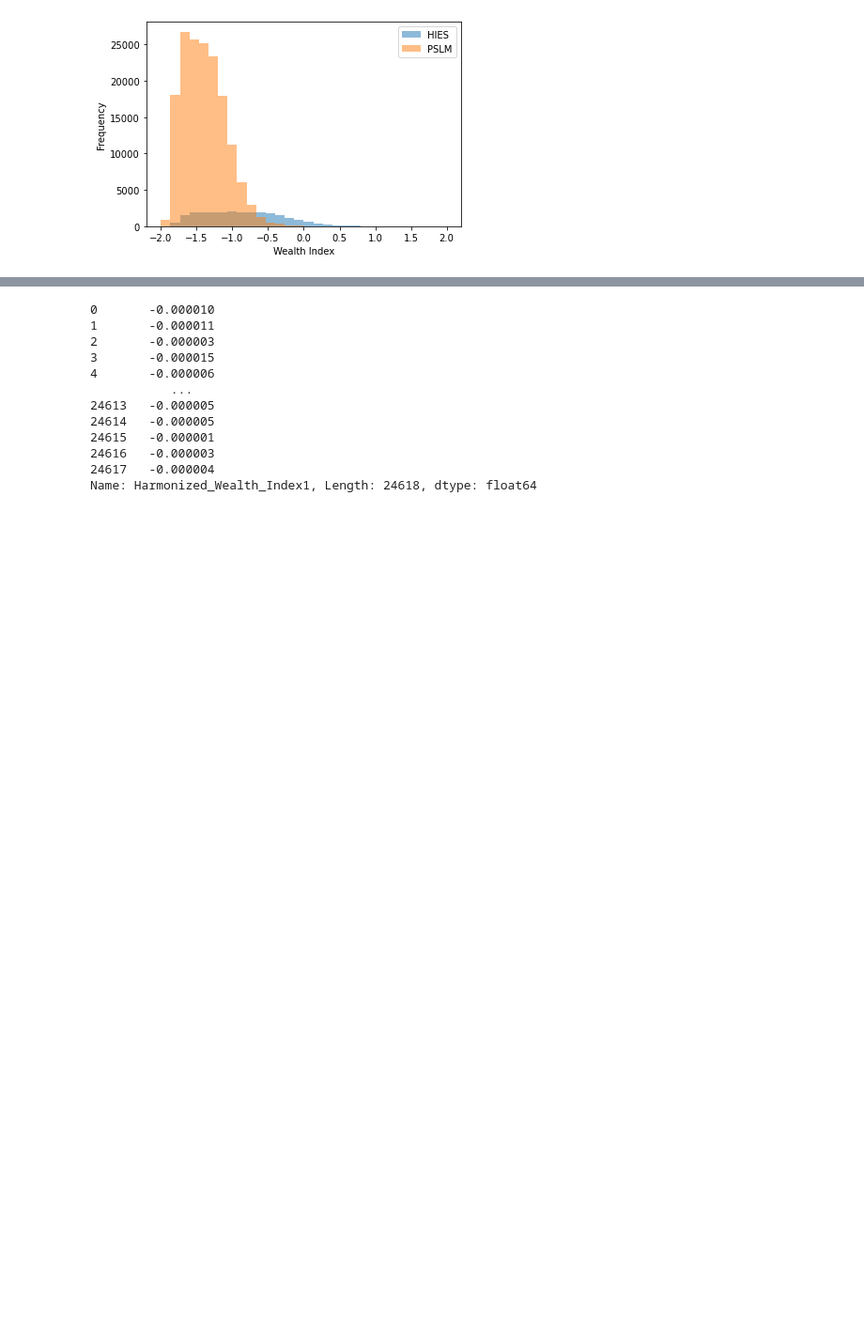
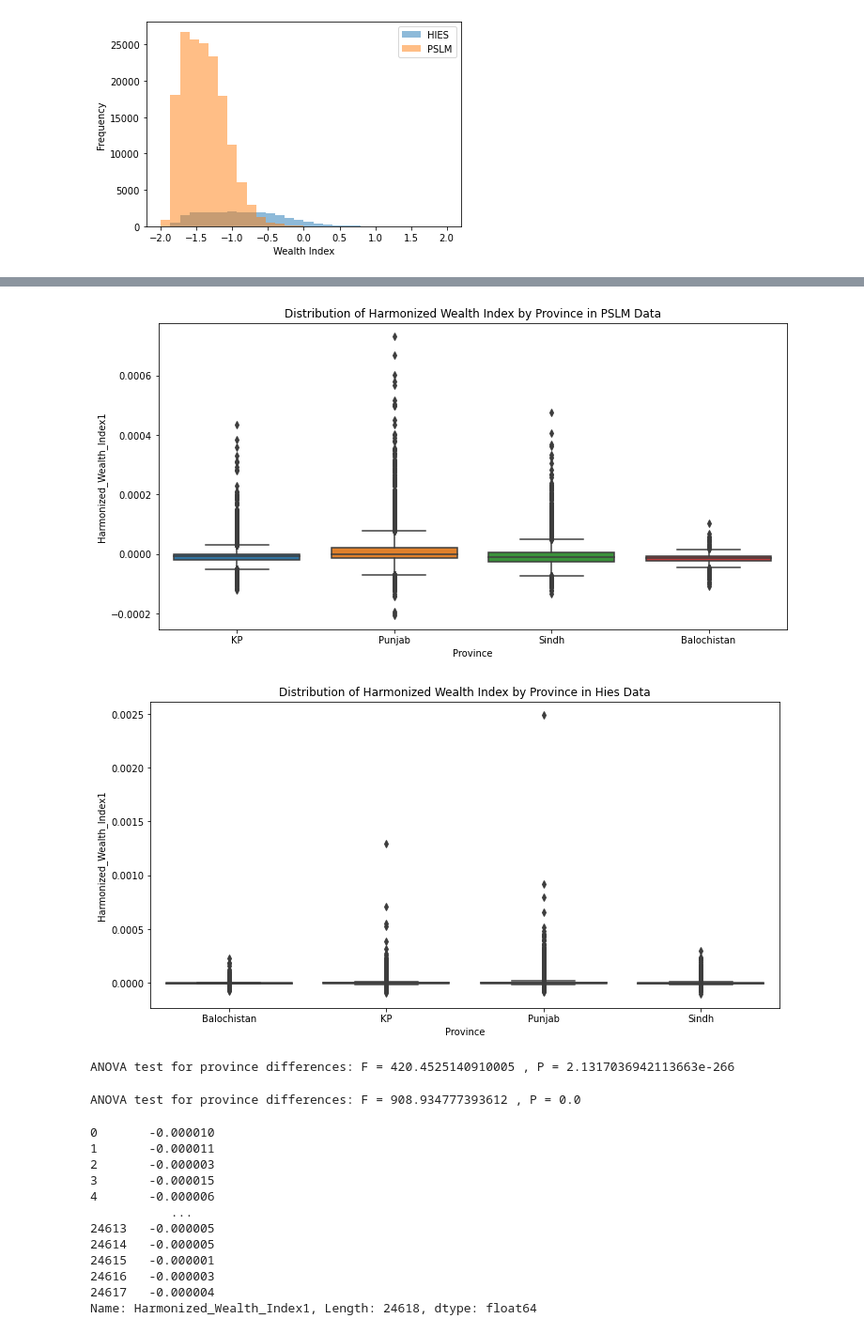
Before and after one commit to kismat91/Index-Based-Poverty-Estimation-in-Pakistan-, a Jupyter notebook: PSLMHIES.ipynb, the cells around one changed output, grey strips where cells are left out. Shown at 94% size. Cells and saved outputs as stored; diff of their text form; code cells hidden in the pictures; blank space fills up the shorter version.

```diff
--- a/PSLMHIES.ipynb
+++ b/PSLMHIES.ipynb
@@ -514,3 +534,18 @@ hies_data['Harmonized_Wealth_Index1'] = harmonized_wealth_index_hies
 # Save the updated datasets with harmonized wealth indices
 pslm_data.to_csv('PSLM_data_with_harmonized_wealth_index.csv', index=False)
 hies_data.to_csv('HIES_data_with_harmonized_wealth_index.csv', index=False)
+# %%
+hies_data = pd.read_csv('PSLM_data_with_harmonized_wealth_index.csv')
+pslm_data = pd.read_csv('HIES_data_with_harmonized_wealth_index.csv')
+
+# Descriptive statistics at the national level
+national_stats_pslm = pslm_data['Harmonized_Wealth_Index1'].describe()
+national_stats_hies = hies_data['Harmonized_Wealth_Index1'].describe()
+
+# Group by Province
+province_stats_pslm = pslm_data.groupby('Province')['Harmonized_Wealth_Index1'].describe()
+province_stats_hies = hies_data.groupby('Province')['Harmonized_Wealth_Index1'].describe()
+
+# Group by Urban/Rural
+urban_rural_stats_pslm = pslm_data.groupby('rural')['Harmonized_Wealth_Index1'].describe()
+urban_rural_stats_hies = hies_data.groupby('rural')['Harmonized_Wealth_Index1'].describe()
@@ -517,3 +592,38 @@ hies_data.to_csv('HIES_data_with_harmonized_wealth_index.csv', index=False)
+# %%
+import matplotlib.pyplot as plt
+import seaborn as sns
+
+# Box plot for Province distribution
+plt.figure(figsize=(12, 6))
+sns.boxplot(x='Province', y='Harmonized_Wealth_Index1', data=pslm_data)
+plt.title('Distribution of Harmonized Wealth Index by Province in PSLM Data')
+plt.show()
+
+# Repeat for HIES data and for Urban/Rural distribution
+# Box plot for Province distribution
+plt.figure(figsize=(12, 6))
+sns.boxplot(x='Province', y='Harmonized_Wealth_Index1', data=hies_data)
+plt.title('Distribution of Harmonized Wealth Index by Province in Hies Data')
+plt.show()
+# %% [output]
+[figure, added]
+[figure, added]
+# %%
+import scipy.stats as stats
+
+# ANOVA test for differences among provinces
+f_val, p_val = stats.f_oneway(*[group["Harmonized_Wealth_Index1"].values for name, group in pslm_data.groupby("Province")])
+print("ANOVA test for province differences: F =", f_val, ", P =", p_val)
+# %% [output]
+ANOVA test for province differences: F = 420.4525140910005 , P = 2.1317036942113663e-266
+# %%
+import scipy.stats as stats
+
+# ANOVA test for differences among provinces
+f_val, p_val = stats.f_oneway(*[group["Harmonized_Wealth_Index1"].values for name, group in hies_data.groupby("Province")])
+print("ANOVA test for province differences: F =", f_val, ", P =", p_val)
+# %% [output]
+ANOVA test for province differences: F = 908.934777393612 , P = 0.0
 # %%
 hies_data['Harmonized_Wealth_Index1']
 # %% [output]
```
Also changed, not shown: parts of 3 cells of this notebook.
